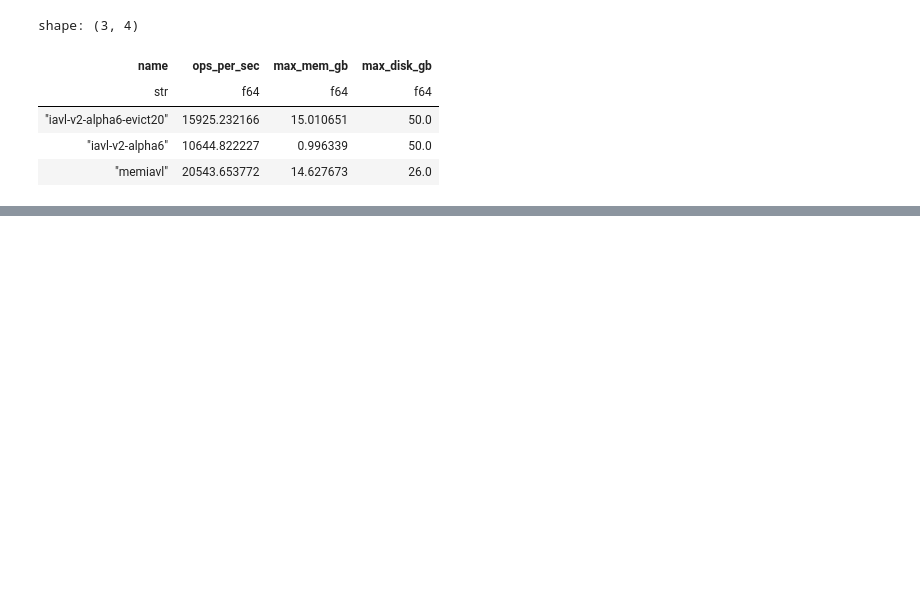
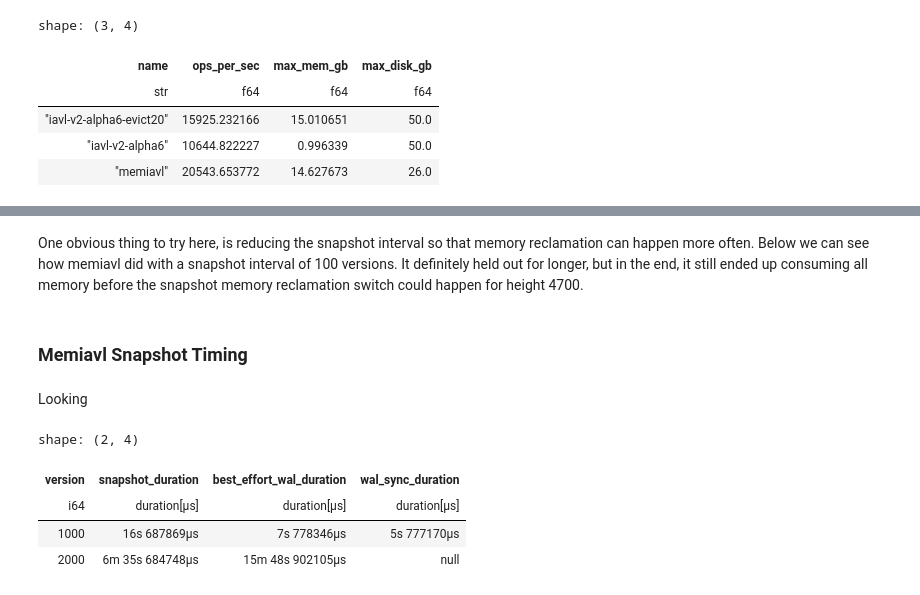
Before and after one commit to cosmos/iavl-bench, a Jupyter notebook: analysis/analysis3.ipynb, the cells around one changed output, grey strips where cells are left out. Drawn from its saved outputs; the diff is of its cells as text; code cells hidden in the pictures; blank space fills up the shorter version.

```diff
--- a/analysis/analysis3.ipynb
+++ b/analysis/analysis3.ipynb
@@ -39,0 +140,5 @@ plot_mem(mixed_large, ["memiavl", "iavl-v1", "iavl-v2-alpha6", "memiavl-100-2"])
+# %% [markdown]
+One obvious thing to try here, is reducing the snapshot interval so that memory reclamation can happen more often.
+Below we can see how memiavl did with a snapshot interval of 100 versions.
+It definitely held out for longer, but in the end,
+it still ended up consuming all memory before the snapshot memory reclamation switch could happen for height 4700.
@@ -40,2 +147,14 @@ plot_mem(mixed_large, ["memiavl", "iavl-v1", "iavl-v2-alpha6", "memiavl-100-2"])
+# %% [markdown]
+### Memiavl Snapshot Timing
+# %% [markdown]
+Looking
+# %%
+mixed_large["memiavl"].memiavl_snapshots.select("version", "snapshot_duration", "best_effort_wal_duration", "wal_sync_duration")
+# %% [output]
+shape: (2, 4)
+| version | snapshot_duration | best_effort_wal_duration | wal_sync_duration |
+| i64 | duration[μs] | duration[μs] | duration[μs] |
+| 1000 | 16s 687869µs | 7s 778346µs | 5s 777170µs |
+| 2000 | 6m 35s 684748µs | 15m 48s 902105µs | null |
 # %%
 plot_disk_usage(mixed_large, ["memiavl", "iavl-v1", "iavl-v2-alpha6", "memiavl-100-2"])
```
Also changed, not shown: parts of 17 cells of this notebook.
